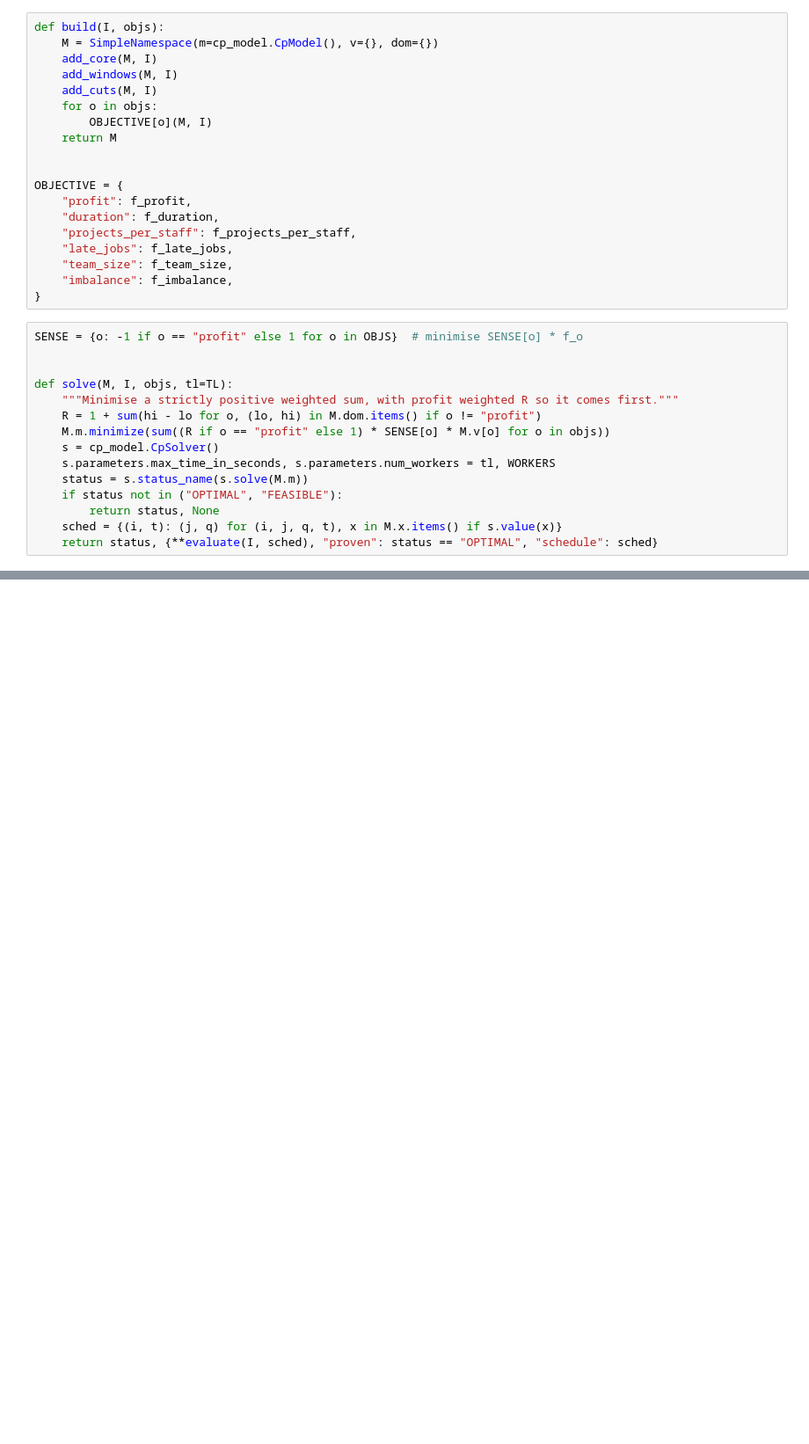
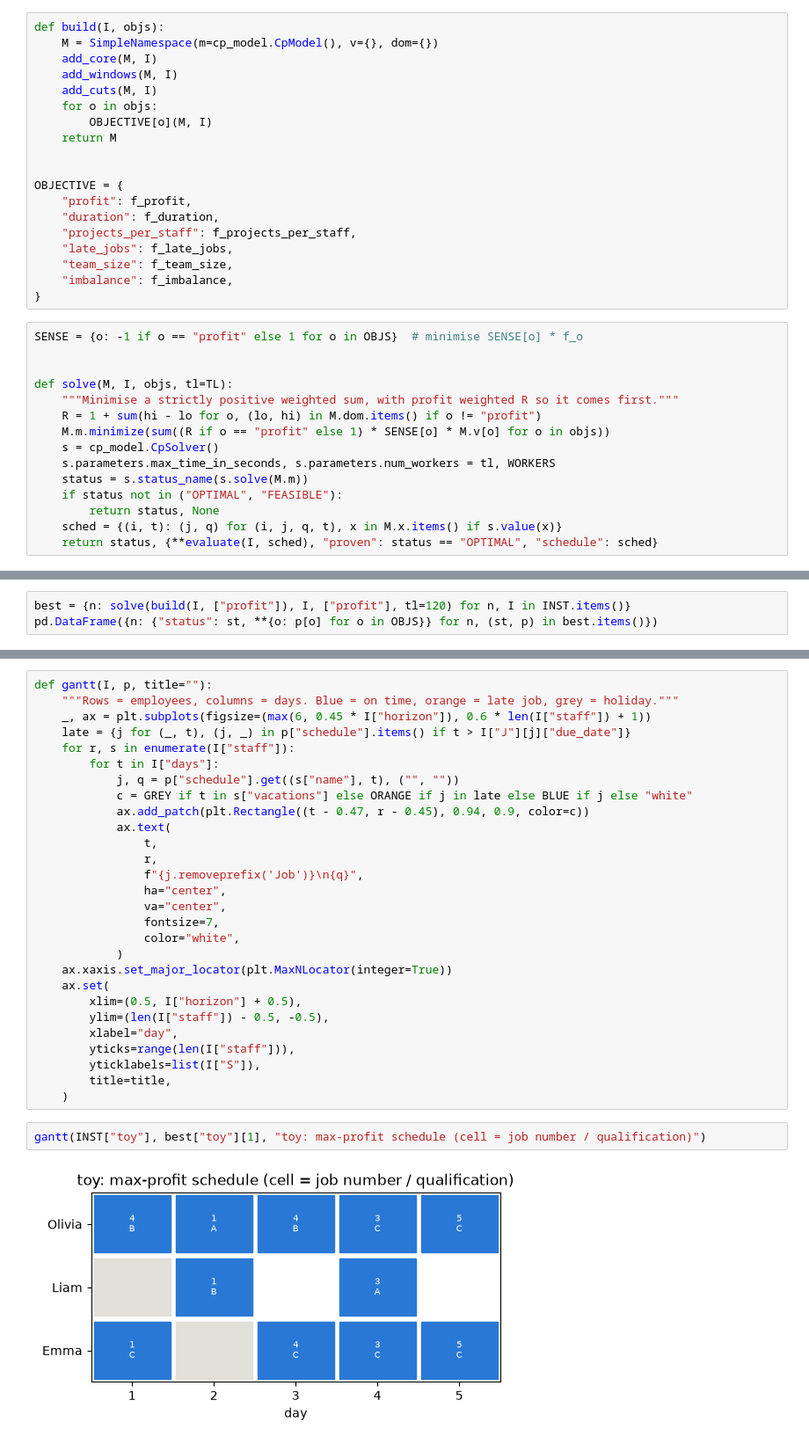
Before and after one commit to amithkm9/Decision_Modeling, a Jupyter notebook: CompuOpti_staffing.ipynb, the cells around one changed output, grey strips where cells are left out. Shown at 88% size. Cells and saved outputs as stored; diff of their text form; blank space fills up the shorter version.

Commit message:
Solve max profit

```diff
--- a/CompuOpti_staffing.ipynb
+++ b/CompuOpti_staffing.ipynb
@@ -292,0 +295,3 @@ def solve(M, I, objs, tl=TL):
+# %%
+best = {n: solve(build(I, ["profit"]), I, ["profit"], tl=120) for n, I in INST.items()}
+pd.DataFrame({n: {"status": st, **{o: p[o] for o in OBJS}} for n, (st, p) in best.items()})
@@ -292,0 +307,32 @@ def solve(M, I, objs, tl=TL):
+# %%
+def gantt(I, p, title=""):
+    """Rows = employees, columns = days. Blue = on time, orange = late job, grey = holiday."""
+    _, ax = plt.subplots(figsize=(max(6, 0.45 * I["horizon"]), 0.6 * len(I["staff"]) + 1))
+    late = {j for (_, t), (j, _) in p["schedule"].items() if t > I["J"][j]["due_date"]}
+    for r, s in enumerate(I["staff"]):
+        for t in I["days"]:
+            j, q = p["schedule"].get((s["name"], t), ("", ""))
+            c = GREY if t in s["vacations"] else ORANGE if j in late else BLUE if j else "white"
+            ax.add_patch(plt.Rectangle((t - 0.47, r - 0.45), 0.94, 0.9, color=c))
+            ax.text(
+                t,
+                r,
+                f"{j.removeprefix('Job')}\n{q}",
+                ha="center",
+                va="center",
+                fontsize=7,
+                color="white",
+            )
+    ax.xaxis.set_major_locator(plt.MaxNLocator(integer=True))
+    ax.set(
+        xlim=(0.5, I["horizon"] + 0.5),
+        ylim=(len(I["staff"]) - 0.5, -0.5),
+        xlabel="day",
+        yticks=range(len(I["staff"])),
+        yticklabels=list(I["S"]),
+        title=title,
+    )
+# %%
+gantt(INST["toy"], best["toy"][1], "toy: max-profit schedule (cell = job number / qualification)")
+# %% [output]
+[figure, added]
```
Also changed, not shown: parts of 3 cells of this notebook.
